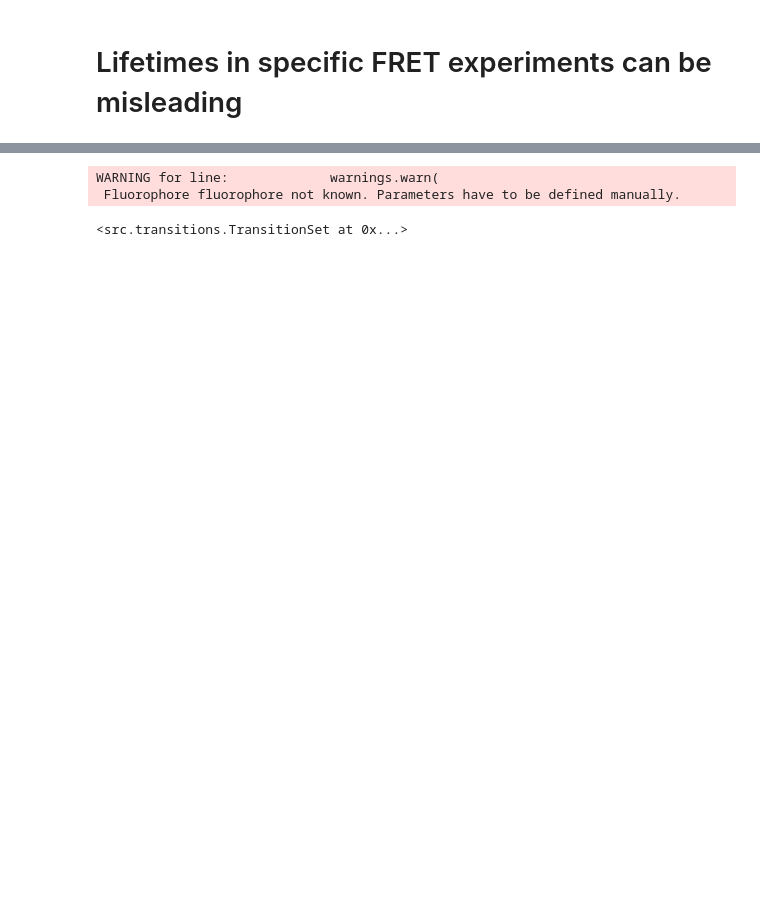
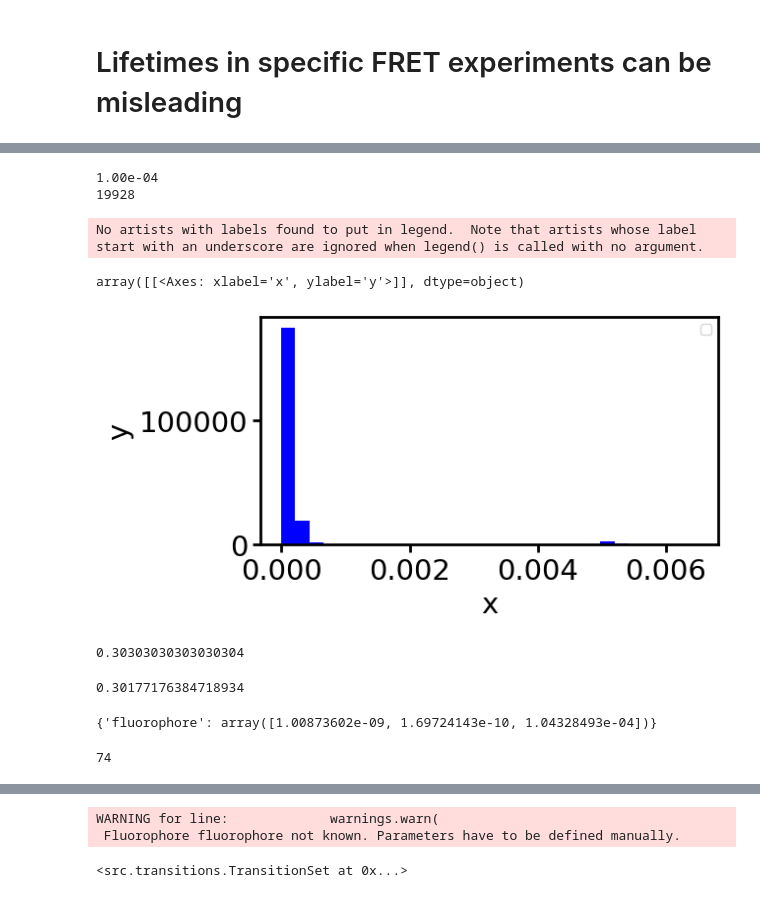
Before and after one commit to super-resolution/Fluopy, a Jupyter notebook: notebooks/general/energy_transfers/lying_lifetimes.ipynb, the cells around one changed output, grey strips where cells are left out. Saved outputs shown, nothing was run; the diff lists cells and outputs as text; code cells hidden in the pictures; blank space fills up the shorter version.

```diff
--- a/notebooks/general/energy_transfers/lying_lifetimes.ipynb
+++ b/notebooks/general/energy_transfers/lying_lifetimes.ipynb
@@ -46,0 +258,33 @@ warnings.formatwarning = custom_warning_format
+# %%
+fluorophores = fl.construct_fluorophores(name="fluorophore", distance=10, count=2)
+fluorophore_system = fl.FluorophoreSystem(fluorophores=fluorophores)
+excitation = tr.Transition(
+    transition_type=tr.TransitionType.EXCITATION, rate=1e9, fluorophore_ids=[0, 1]
+)
+fluorescence = tr.Transition(
+    transition_type=tr.TransitionType.FLUORESCENT_EMISSION,
+    rate=1e9,
+    fluorophore_ids=[0, 1],
+)
+isc = tr.Transition(
+    transition_type=tr.TransitionType.INTERSYSTEM_CROSSING_ST,
+    rate=1e8,
+    fluorophore_ids=[0, 1]
+)
+isc_2 = tr.Transition(
+    transition_type=tr.TransitionType.INTERSYSTEM_CROSSING_TS,
+    rate=1e4,
+    fluorophore_ids=[1, 0]
+)
+tfret = tr.Transition(
+    transition_type=tr.TransitionType.S_T_ANNIHILATION,
+    rate=5e9,
+    fluorophore_ids=[(0, 1), (1, 0)],
+)
+transitions = {
+    "fluorophore": [excitation, fluorescence, isc, isc_2],
+    "D: fluorophore, A: fluorophore, dist: 10.0": [tfret],
+}
+
+transition_set = tr.TransitionSet(transitions, fluorophore_system)
+transition_set.finalize()
@@ -46,0 +316,16 @@ warnings.formatwarning = custom_warning_format
+# %%
+emissions = em.Emissions()
+durations = emissions.simulate(transition_set, frames=200,
+    triplet_1=[12,14,17],
+    triplet_2=[13,15,16],
+    triplet_3=[18,19,23],
+    triplet_4=[20, 21,22],)
+# %% [output]
+1.00e-04
+19928
+# %%
+fi.universal_figure(type_='hist', data=durations, color='b', legend=True, bins=30)
+# %% [output]
+No artists with labels found to put in legend.  Note that artists whose label start with an underscore are ignored when legend() is called with no argument.
+array([[<Axes: xlabel='x', ylabel='y'>]], dtype=object)
+[figure, added]
@@ -46,0 +349,19 @@ warnings.formatwarning = custom_warning_format
+# %%
+1/3.3
+# %% [output]
+0.30303030303030304
+# %%
+np.mean(times)
+# %% [output]
+0.30177176384718934
+# %%
+simulation = si.Simulation(transition_set)
+simulation.run(size=1e4, seed=3)
+analysis = an.Analysis(simulation)
+analysis.mean_lifetimes
+# %% [output]
+{'fluorophore': array([1.00873602e-09, 1.69724143e-10, 1.04328493e-04])}
+# %%
+analysis.lifetime_distributions['fluorophore'][2].size
+# %% [output]
+74
```
Also changed, not shown: parts of 56 cells of this notebook, 19 other files.
